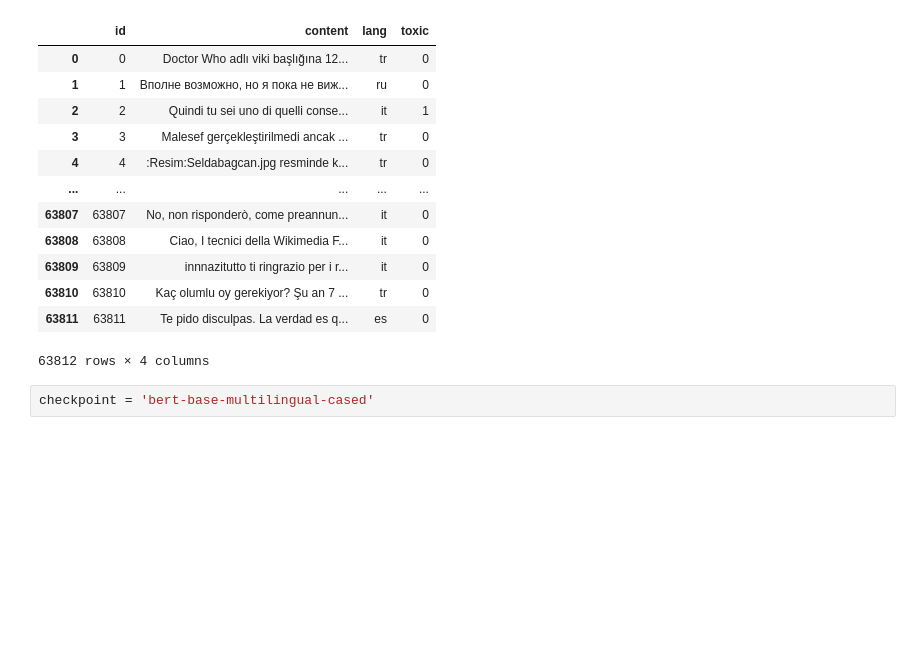
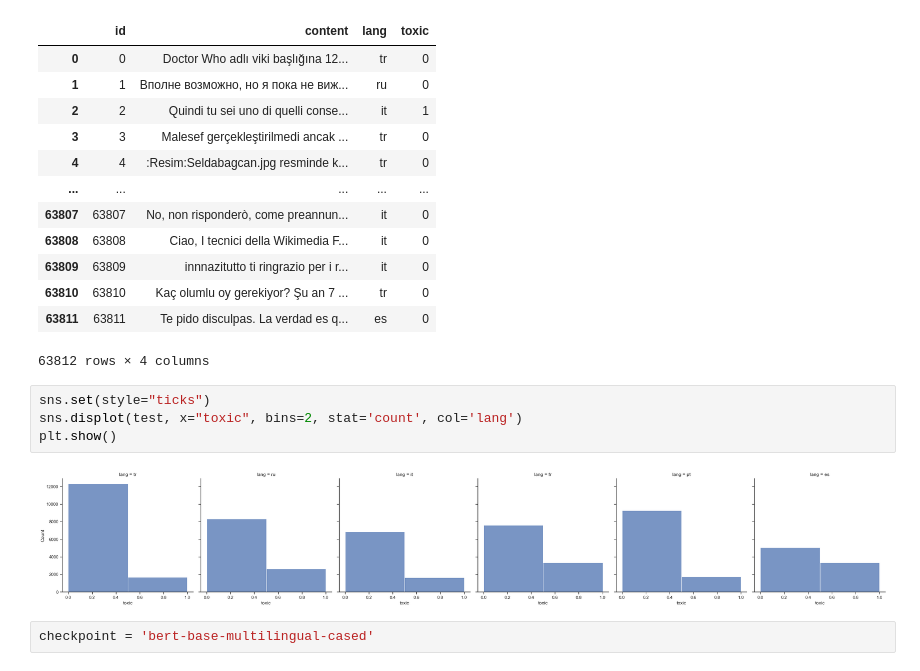
Before and after one commit to VaibhavSingh29/Jigsaw-BERT-multilingual-comment-toxicity-classification-CS725-FML-Project, a Jupyter notebook: classification/mbert_test.ipynb, the cells around one changed output. Drawn from its saved outputs; the diff is of its cells as text; blank space fills up the shorter version.

Commit message:
add graph

```diff
--- a/classification/mbert_test.ipynb
+++ b/classification/mbert_test.ipynb
@@ -25,6 +25,12 @@ display(test)
 | 63810 | 63810 | Kaç olumlu oy gerekiyor? Şu an 7 ... | tr | 0 |
 | 63811 | 63811 | Te pido disculpas. La verdad es q... | es | 0 |
 63812 rows × 4 columns
+# %%
+sns.set(style="ticks")
+sns.displot(test, x="toxic", bins=2, stat='count', col='lang')
+plt.show()
+# %% [output]
+[figure, added]
 # %%
 checkpoint = 'bert-base-multilingual-cased'
 # %%
```
Also changed, not shown: parts of 1 cell of this notebook.
